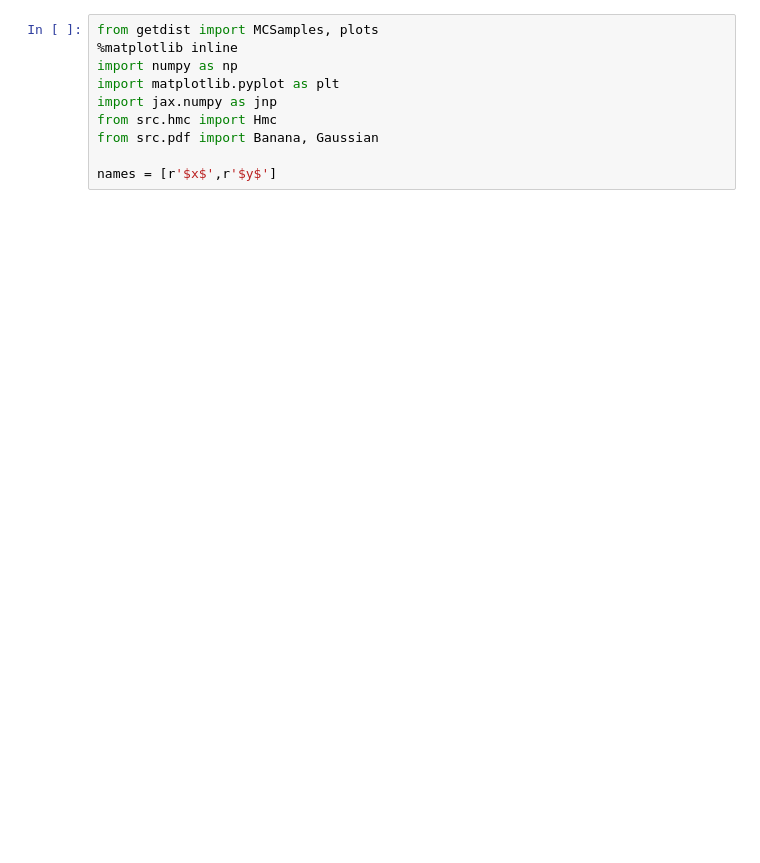
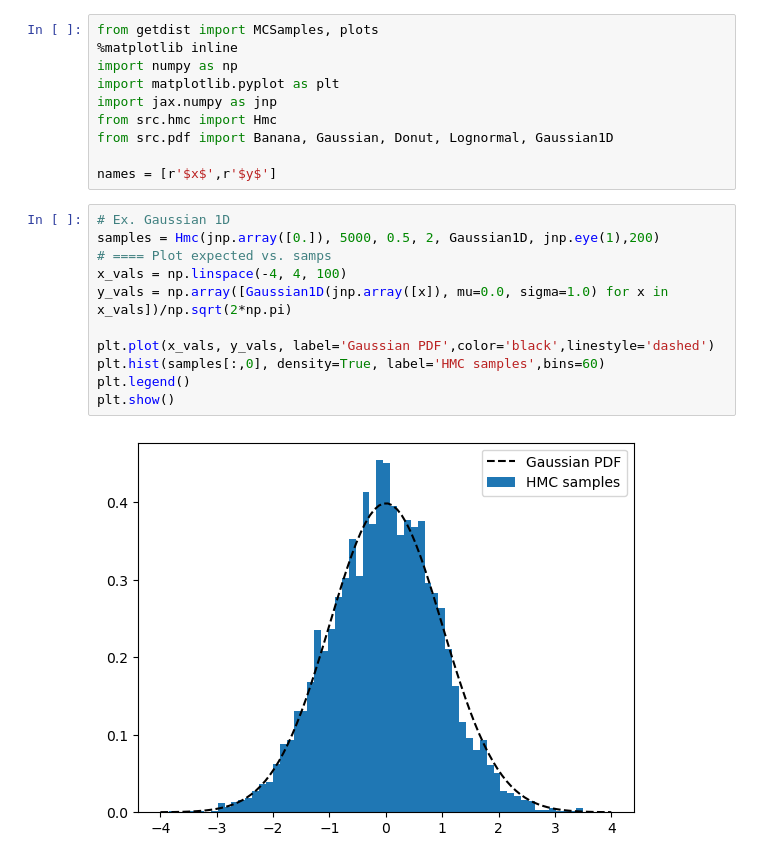
Before and after one commit to ua-2025q3-astr501-513/p1-the-physics-team, a Jupyter notebook: test.ipynb, the cells around one changed output. Drawn from its saved outputs; the diff is of its cells as text; blank space fills up the shorter version.

```diff
--- a/test.ipynb
+++ b/test.ipynb
@@ -5,6 +5,19 @@ import numpy as np
 import matplotlib.pyplot as plt
 import jax.numpy as jnp
 from src.hmc import Hmc
-from src.pdf import Banana, Gaussian
+from src.pdf import Banana, Gaussian, Donut, Lognormal, Gaussian1D
 
 names = [r'$x$',r'$y$']
+# %%
+# Ex. Gaussian 1D
+samples = Hmc(jnp.array([0.]), 5000, 0.5, 2, Gaussian1D, jnp.eye(1),200)
+# ==== Plot expected vs. samps
+x_vals = np.linspace(-4, 4, 100)
+y_vals = np.array([Gaussian1D(jnp.array([x]), mu=0.0, sigma=1.0) for x in x_vals])/np.sqrt(2*np.pi)
+
+plt.plot(x_vals, y_vals, label='Gaussian PDF',color='black',linestyle='dashed')
+plt.hist(samples[:,0], density=True, label='HMC samples',bins=60)
+plt.legend()
+plt.show()
+# %% [output]
+[figure, added]
```
Also changed, not shown: parts of 4 cells of this notebook.
